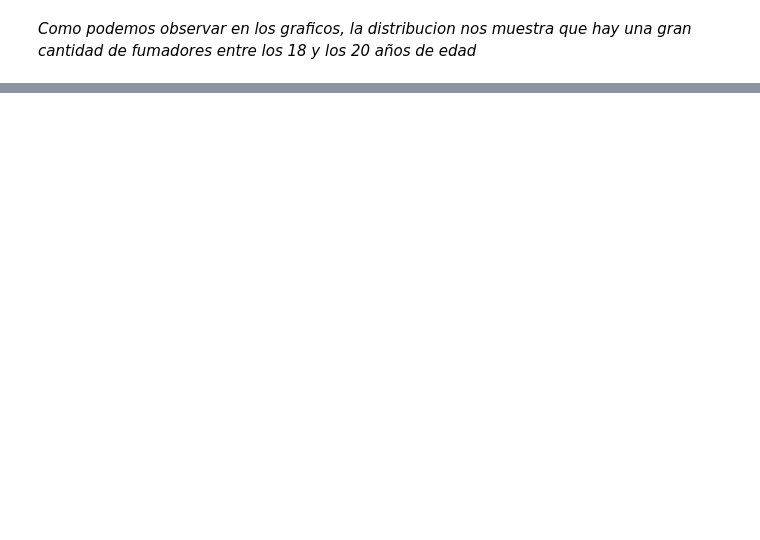
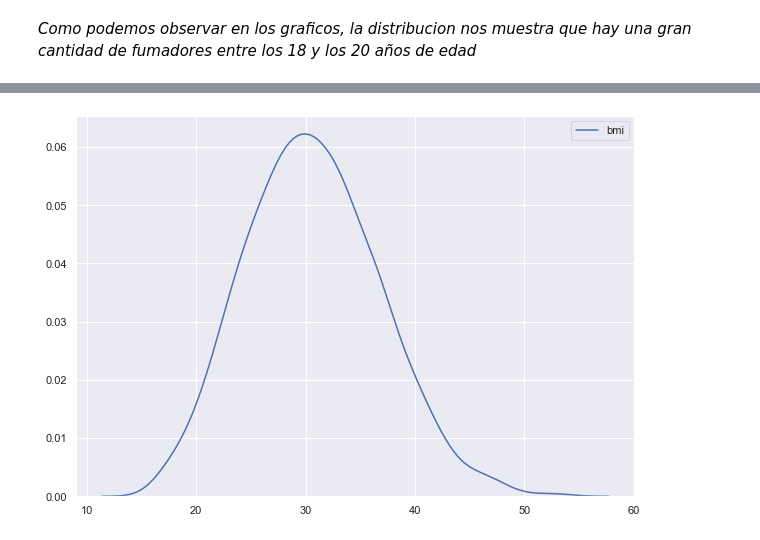
Before and after one commit to sbsreyes/Insurance_Cost_Machine-Learning, a Jupyter notebook: Insurance cost prediction.ipynb, the cells around one changed output, grey strips where cells are left out. Saved outputs shown, nothing was run; the diff lists cells and outputs as text; code cells hidden in the pictures; blank space fills up the shorter version.

```diff
--- a/Insurance cost prediction.ipynb
+++ b/Insurance cost prediction.ipynb
@@ -140,0 +160,6 @@ Text(0.5, 1.0, 'Distribuciond de no fumadores por edad')
+# %%
+# Utilizando un gráfico de densidad
+
+ax = sns.kdeplot(df['bmi'])
+# %% [output]
+[figure, added]
```
Also changed, not shown: parts of 28 cells of this notebook, 1 other file.
